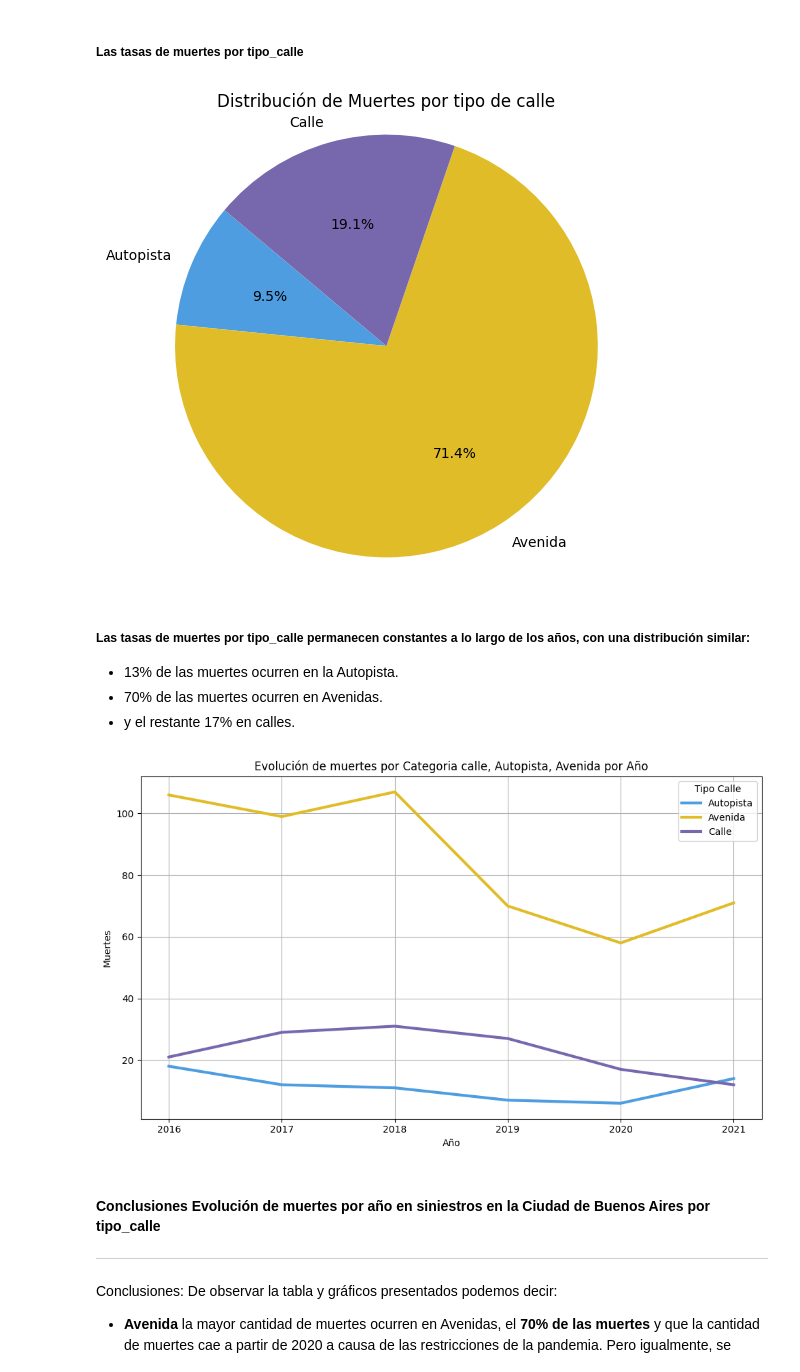
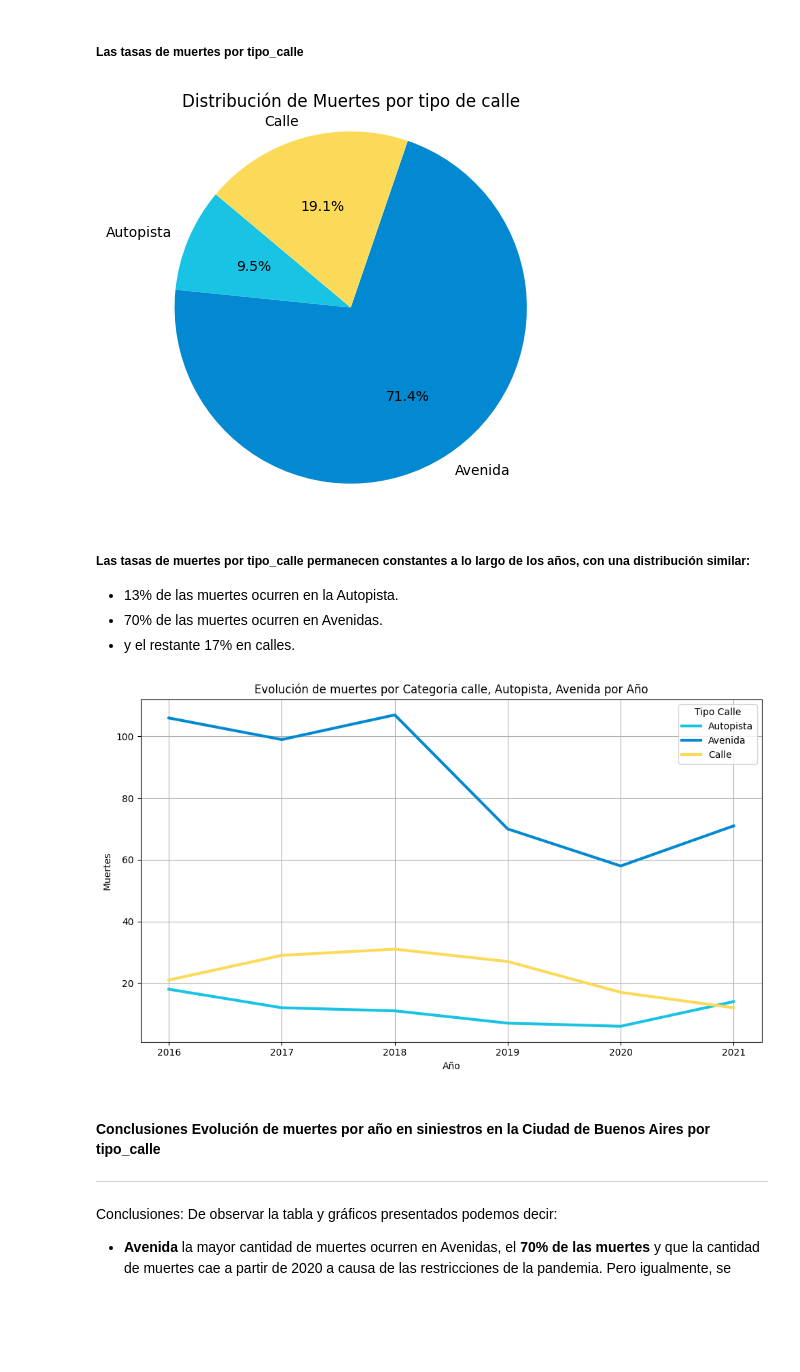
Before and after one commit to FlorLascu/Analisis_Siniestralidad_Buenos_Aires, a Jupyter notebook: 01. ETL_EDA_homicidios.ipynb, the cells around one changed output. Saved outputs shown, nothing was run; the diff lists cells and outputs as text; code cells hidden in the pictures; blank space fills up the shorter version.

Commit message:
Utilizamos la paleta de colores de BAStrip.7.1

```diff
--- a/01. ETL_EDA_homicidios.ipynb
+++ b/01. ETL_EDA_homicidios.ipynb
@@ -669,16 +677,13 @@ muertes_por_mes_anio = hechos_df.groupby(['anio','mes'])['cant_victimas'].sum()
 # Desapilar el índice múltiple para separar años y meses
 muertes_por_mes_anio_unstacked = muertes_por_mes_anio.unstack(level=0)
 
-# coloresBA
-coloresBA = ['#4D9DE0','#E1BC29','#7768AE','#5C946E','#242423']
-
 # Graficamos las lineas de evolucion por mes de cada anio y los superponemos
 plt.figure(figsize=(10, 6))
 
 for i, year in enumerate(muertes_por_mes_anio_unstacked.columns):
     muertes_por_mes_anio_unstacked[year].plot(
         kind='line',
-        color=coloresBA[i % len(coloresBA)],  # Cycle through colors from coloresBA
+        color=ColoresBA_claros[i % len(ColoresBA_claros)],  # Cycle through colors from coloresBA
         label=f'Year {year}'
     )
 
@@ -710,7 +715,7 @@ for i, month in enumerate(muertes_por_mes_anio_unstacked.index):
         height=muertes_por_mes_anio_unstacked.loc[month],
         width=bar_width,
         label=f'Month {month}',
-        color=coloresBA[i % len(coloresBA)]  # Cycle through colors from coloresBA
+        color=ColoresBA_claros[i % len(ColoresBA_claros)]  # Cycle through colors from coloresBA
     )
 
 plt.title('Total Deaths by Month and Year')
@@ -995,8 +1000,6 @@ pivot_table
 Se pueden ver que la mayor cantidad de muertes ocurren en la intersección de dos calles:
 * El 75% de las muertes son en intersecciones
 * El 25% ocurren sobre las calles y Avenidas o Autopistas sin cruces de calles.
-# %%
-hechos_df.drop('alt', axis=1, inplace= True)
 # %% [markdown]
 #### 7. Tipo_Calle
 # %%
@@ -1103,9 +1106,9 @@ Ahora conjugamos la cantidad de muertes agregando a lo anterior la variable por
 # %%
 # Agrupamos por 'anio' y luego por 'tipo_calle' y sumamos la 'cant_victimas'
 muertes_agrupadas = hechos_df.groupby(['anio', 'tipo_calle'])['cant_victimas'].sum().unstack()
-
+ColoresBA_celestes = ['#19c3e3', '#fcda59', '#0389d1', '#3e4f5e']
 # Definimos la paleta de colores que representa a los colores de la Cuidad de Buenos Aires
-sns.set_palette(coloresBA)
+sns.set_palette(ColoresBA_celestes)
 
 # Graficamos un grafico de barras apiladas
 plt.figure(figsize=(14, 8))
@@ -1169,15 +1172,13 @@ pivot_table
 # %%
 # Agrupamos por 'tipo_calle' y sumamos la 'cant_victimas'
 muertes_agrupadas = hechos_df.groupby('tipo_calle')['cant_victimas'].sum()
-
-# Graficamos un pie chart
-plt.figure(figsize=(6, 6))
-plt.pie(muertes_agrupadas, labels=muertes_agrupadas.index, autopct='%1.1f%%', startangle=140)
+plt.figure(figsize=(5, 5))
+plt.pie(muertes_agrupadas, labels=muertes_agrupadas.index, autopct='%1.1f%%', startangle=140, colors=['#19c3e3','#0389d1', '#fcda59'])
 plt.title('Distribución de Muertes por tipo de calle')
 plt.axis('equal')  # para que el grafico quede como un circulo
 plt.show()
 # %% [output]
-[figure, old version]
+[figure, new version]
 # %% [markdown]
 ##### Las tasas de muertes por tipo_calle permanecen constantes a lo largo de los años, con una distribución similar:
 - 13% de las muertes ocurren en la Autopista.<br>
@@ -1187,11 +1188,12 @@ plt.show()
 # Agrupamos por 'anio' y luego por 'tipo_calle' y sumamos la 'cant_victimas'
 muertes_agrupadas = hechos_df.groupby(['anio', 'tipo_calle'])['cant_victimas'].sum().unstack()
 
+ColoresBA_celestes = ['#19c3e3','#0389d1', '#fcda59', '#3e4f5e', '#f562a2' ]
 # Graficamos la Evolución de muertes por 'tipo_calle' separadas una en cada línea
 plt.figure(figsize=(10, 6))
 
-for tipo_calle in muertes_agrupadas.columns:
-    plt.plot(muertes_agrupadas.index, muertes_agrupadas[tipo_calle], label=tipo_calle, linewidth=3)
+for i, tipo_calle in enumerate(muertes_agrupadas.columns):
+    plt.plot(muertes_agrupadas.index, muertes_agrupadas[tipo_calle], label=tipo_calle, linewidth=3, color=ColoresBA_celestes[i])
 
 plt.title('Evolución de muertes por Categoria calle, Autopista, Avenida por Año')
 plt.xlabel('Año')
@@ -1201,7 +1203,7 @@ plt.grid(True)
 plt.tight_layout()
 plt.show()
 # %% [output]
-[figure, old version]
+[figure, new version]
 # %% [markdown]
 #### Conclusiones Evolución de muertes por año en siniestros en la Ciudad de Buenos Aires por tipo_calle
 ___
```
Also changed, not shown: parts of 24 cells of this notebook, 4 other files.
